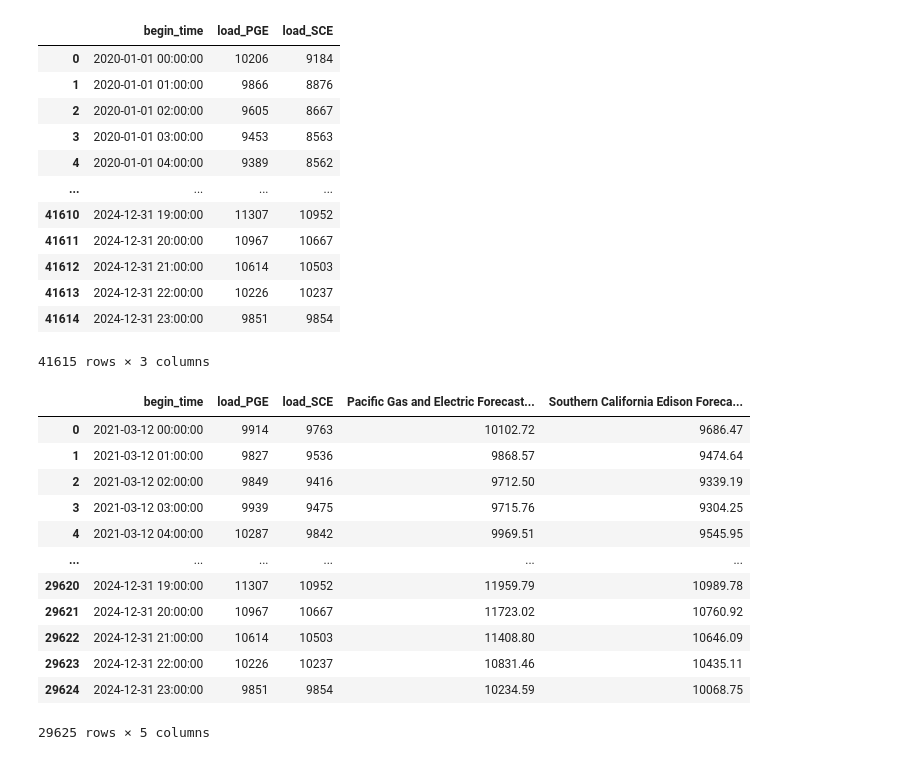
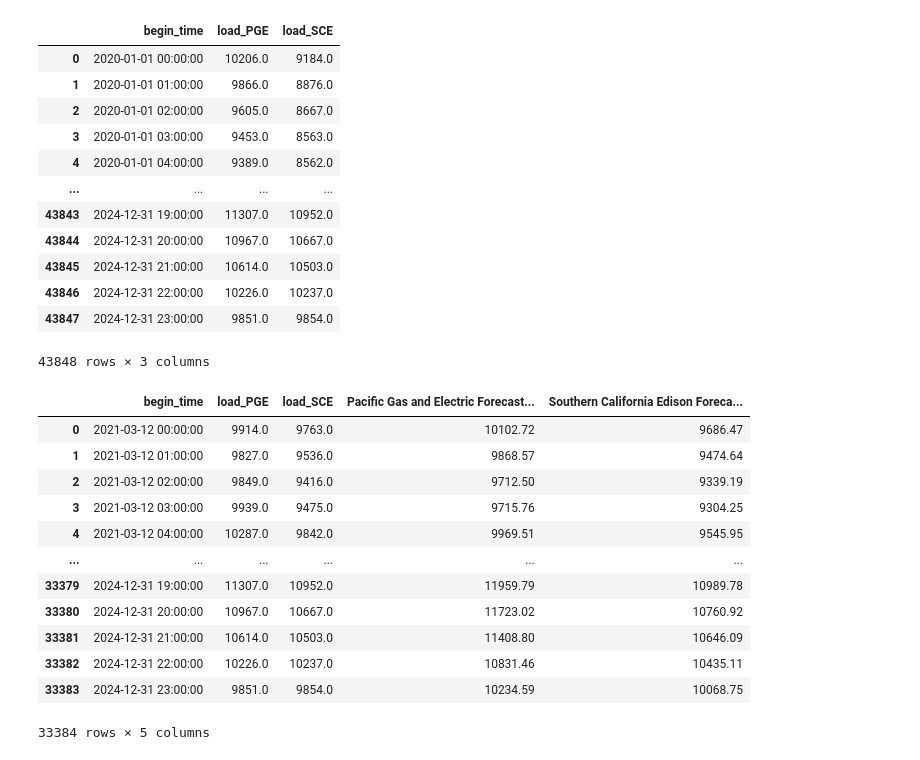
Before and after one commit to shabarishch/PowerPrices, a Jupyter notebook: Shabarish_ITSUR_dataprep.ipynb, the cells around one changed output. Cells and saved outputs as stored; diff of their text form; code cells hidden in the pictures.

```diff
--- a/Shabarish_ITSUR_dataprep.ipynb
+++ b/Shabarish_ITSUR_dataprep.ipynb
@@ -6,4 +6,16 @@ import matplotlib.pyplot as plt
 # Get data between specified dates
 def filter_times(df, time1, time2):
     return df.apply(lambda x: (time1 <= x['begin_time']) and (x['begin_time'] <= time2) , axis=1)
+# %%
+# Remove duplicate times by replacing with mean value and insert missing times
+
+def process_begin_times(df):
+    df['begin_time'] = pd.to_datetime(df['begin_time'])
+    df.set_index('begin_time', inplace=True)
+    df = df.groupby(df.index).mean()
+    dates = pd.date_range(start=df.index.min(), end=df.index.max(), freq='1h')
+    df = df.reindex(dates)
+    df.reset_index(inplace=True)
+    df.rename(columns={'index':'begin_time'}, inplace=True)
+    return df
 # %%
@@ -68,45 +131,47 @@ price_river_data
 # %%
 pge_load = pd.read_csv('Data/load_1hr_PGE.csv')
 pge_load.rename(columns={'interval_start_local':'begin_time'}, inplace=True)
 sce_load = pd.read_csv('Data/load_1hr_SCE.csv')
 sce_load.rename(columns={'interval_start_local':'begin_time'}, inplace=True)
-load_data = pd.merge(pge_load[['begin_time', 'load']], sce_load[['begin_time', 'load']], on='begin_time', how='inner', suffixes=['_PGE', '_SCE'])
+load_data = pd.merge(pge_load[['begin_time', 'load']], sce_load[['begin_time', 'load']], on='begin_time', how='outer', suffixes=['_PGE', '_SCE'])
 load_data['begin_time'] = pd.to_datetime(load_data['begin_time']).apply(lambda x : x.tz_localize(None))
+load_data = process_begin_times(load_data)
 load_data
 # %% [output]
 |  | begin_time | load_PGE | load_SCE |
-| 0 | 2020-01-01 00:00:00 | 10206 | 9184 |
-| 1 | 2020-01-01 01:00:00 | 9866 | 8876 |
-| 2 | 2020-01-01 02:00:00 | 9605 | 8667 |
-| 3 | 2020-01-01 03:00:00 | 9453 | 8563 |
-| 4 | 2020-01-01 04:00:00 | 9389 | 8562 |
+| 0 | 2020-01-01 00:00:00 | 10206.0 | 9184.0 |
+| 1 | 2020-01-01 01:00:00 | 9866.0 | 8876.0 |
+| 2 | 2020-01-01 02:00:00 | 9605.0 | 8667.0 |
+| 3 | 2020-01-01 03:00:00 | 9453.0 | 8563.0 |
+| 4 | 2020-01-01 04:00:00 | 9389.0 | 8562.0 |
 | ... | ... | ... | ... |
-| 41610 | 2024-12-31 19:00:00 | 11307 | 10952 |
-| 41611 | 2024-12-31 20:00:00 | 10967 | 10667 |
-| 41612 | 2024-12-31 21:00:00 | 10614 | 10503 |
-| 41613 | 2024-12-31 22:00:00 | 10226 | 10237 |
-| 41614 | 2024-12-31 23:00:00 | 9851 | 9854 |
+| 43843 | 2024-12-31 19:00:00 | 11307.0 | 10952.0 |
+| 43844 | 2024-12-31 20:00:00 | 10967.0 | 10667.0 |
+| 43845 | 2024-12-31 21:00:00 | 10614.0 | 10503.0 |
+| 43846 | 2024-12-31 22:00:00 | 10226.0 | 10237.0 |
+| 43847 | 2024-12-31 23:00:00 | 9851.0 | 9854.0 |
-41615 rows × 3 columns
+43848 rows × 3 columns
 # %%
-load_forecast = pd.read_csv('Data/preprocessed/stacked_load_forecast_data.csv')
+load_forecast = pd.read_csv('Data/preprocessed/stacked_load_forecast_data.csv', usecols=['Local Timestamp Pacific Time (Interval Beginning)', 'Pacific Gas and Electric Forecast Load (MW)', 'Southern California Edison Forecast Load (MW)'])
 load_forecast.rename(columns={'Local Timestamp Pacific Time (Interval Beginning)':'begin_time'}, inplace=True)
-load_forecast['begin_time'] = pd.to_datetime(load_forecast['begin_time'])
-load_all = pd.merge(load_data, load_forecast[['begin_time', 'Pacific Gas and Electric Forecast Load (MW)', 'Southern California Edison Forecast Load (MW)']], on='begin_time', how='inner')
+load_forecast=process_begin_times(load_forecast)
+load_forecast
+load_all = pd.merge(load_data, load_forecast, on='begin_time', how='inner')
 load_all
 # %% [output]
 |  | begin_time | load_PGE | load_SCE | Pacific Gas and Electric Forecast... | Southern California Edison Foreca... |
-| 0 | 2021-03-12 00:00:00 | 9914 | 9763 | 10102.72 | 9686.47 |
-| 1 | 2021-03-12 01:00:00 | 9827 | 9536 | 9868.57 | 9474.64 |
-| 2 | 2021-03-12 02:00:00 | 9849 | 9416 | 9712.50 | 9339.19 |
-| 3 | 2021-03-12 03:00:00 | 9939 | 9475 | 9715.76 | 9304.25 |
-| 4 | 2021-03-12 04:00:00 | 10287 | 9842 | 9969.51 | 9545.95 |
+| 0 | 2021-03-12 00:00:00 | 9914.0 | 9763.0 | 10102.72 | 9686.47 |
+| 1 | 2021-03-12 01:00:00 | 9827.0 | 9536.0 | 9868.57 | 9474.64 |
+| 2 | 2021-03-12 02:00:00 | 9849.0 | 9416.0 | 9712.50 | 9339.19 |
+| 3 | 2021-03-12 03:00:00 | 9939.0 | 9475.0 | 9715.76 | 9304.25 |
+| 4 | 2021-03-12 04:00:00 | 10287.0 | 9842.0 | 9969.51 | 9545.95 |
 | ... | ... | ... | ... | ... | ... |
-| 29620 | 2024-12-31 19:00:00 | 11307 | 10952 | 11959.79 | 10989.78 |
-| 29621 | 2024-12-31 20:00:00 | 10967 | 10667 | 11723.02 | 10760.92 |
-| 29622 | 2024-12-31 21:00:00 | 10614 | 10503 | 11408.80 | 10646.09 |
-| 29623 | 2024-12-31 22:00:00 | 10226 | 10237 | 10831.46 | 10435.11 |
-| 29624 | 2024-12-31 23:00:00 | 9851 | 9854 | 10234.59 | 10068.75 |
+| 33379 | 2024-12-31 19:00:00 | 11307.0 | 10952.0 | 11959.79 | 10989.78 |
+| 33380 | 2024-12-31 20:00:00 | 10967.0 | 10667.0 | 11723.02 | 10760.92 |
+| 33381 | 2024-12-31 21:00:00 | 10614.0 | 10503.0 | 11408.80 | 10646.09 |
+| 33382 | 2024-12-31 22:00:00 | 10226.0 | 10237.0 | 10831.46 | 10435.11 |
+| 33383 | 2024-12-31 23:00:00 | 9851.0 | 9854.0 | 10234.59 | 10068.75 |
-29625 rows × 5 columns
+33384 rows × 5 columns
 # %%
 price_river_load_data = pd.merge(price_river_data, load_all, on='begin_time', how='inner')
 price_river_load_data
```
Also changed, not shown: parts of 14 cells of this notebook, 3 other files.
